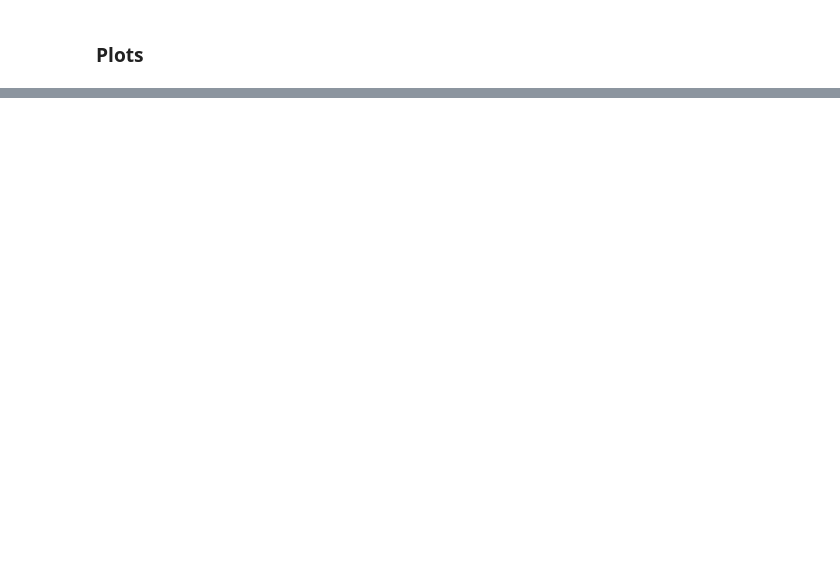
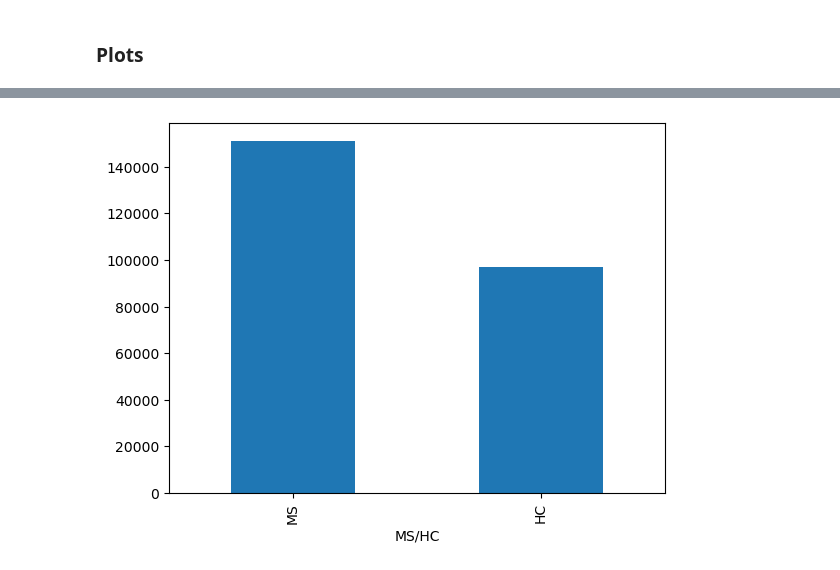
Before and after one commit to multi-omics-integration-for-MS/multi-omics-integration, a Jupyter notebook: 13_EDA_transcriptomic_dataset.ipynb, the cells around one changed output, grey strips where cells are left out. Drawn from its saved outputs; the diff is of its cells as text; code cells hidden in the pictures; blank space fills up the shorter version.

```diff
--- a/13_EDA_transcriptomic_dataset.ipynb
+++ b/13_EDA_transcriptomic_dataset.ipynb
@@ -125,0 +148,4 @@ plt.show()
+# %%
+adata.obs['MS/HC'].value_counts().plot(kind='bar');
+# %% [output]
+[figure, added]
```
Also changed, not shown: parts of 13 cells of this notebook, 4 other files.
